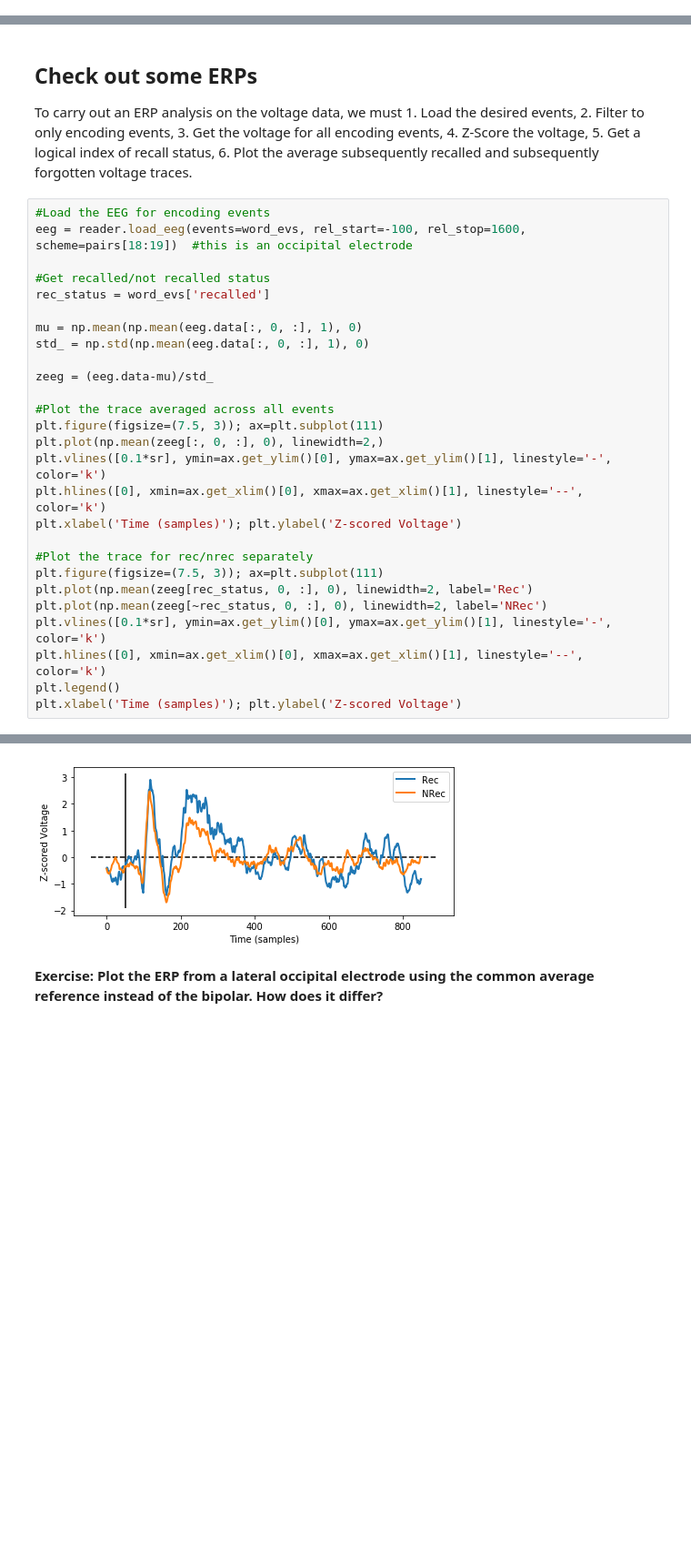
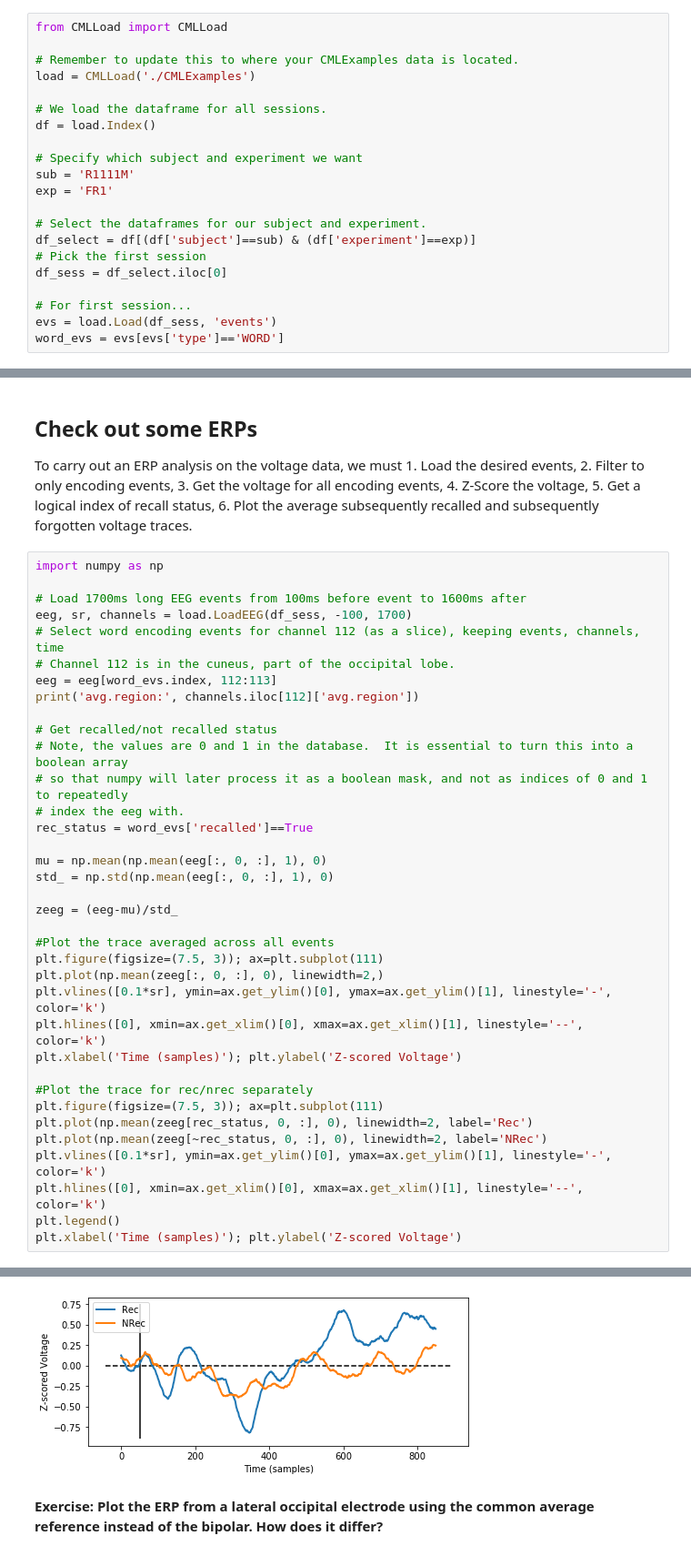
Before and after one commit to pennmem/PythonBootcamp, a Jupyter notebook: Day 3 - EEG, ERPs, MNE.ipynb, the cells around one changed output, grey strips where cells are left out. Shown at 91% size. Saved outputs shown, nothing was run; the diff lists cells and outputs as text; blank space fills up the shorter version.

Commit message:
Convert everything to use CMLExamples and CMLLoad

```diff
--- a/Day 3 - EEG, ERPs, MNE.ipynb
+++ b/Day 3 - EEG, ERPs, MNE.ipynb
@@ -54,3 +33,24 @@ pairs = reader.load('pairs')
+# %%
+from CMLLoad import CMLLoad
+
+# Remember to update this to where your CMLExamples data is located.
+load = CMLLoad('./CMLExamples')
+
+# We load the dataframe for all sessions.
+df = load.Index()
+
+# Specify which subject and experiment we want
+sub = 'R1111M'
+exp = 'FR1'
+
+# Select the dataframes for our subject and experiment.
+df_select = df[(df['subject']==sub) & (df['experiment']==exp)]
+# Pick the first session
+df_sess = df_select.iloc[0]
+
+# For first session...
+evs = load.Load(df_sess, 'events')
+word_evs = evs[evs['type']=='WORD']
 # %% [markdown]
 #### Load subject electrodes
 # %%
@@ -201,16 +298,25 @@ To carry out an ERP analysis on the voltage data, we must 1. Load the desired ev
 events, 3. Get the voltage for all encoding events, 4. Z-Score the voltage, 5. Get a logical index of recall status, 6. Plot
 the average subsequently recalled and subsequently forgotten voltage traces.
 # %%
-#Load the EEG for encoding events
-eeg = reader.load_eeg(events=word_evs, rel_start=-100, rel_stop=1600, scheme=pairs[18:19])  #this is an occipital electrode
+import numpy as np
 
-#Get recalled/not recalled status
-rec_status = word_evs['recalled']
+# Load 1700ms long EEG events from 100ms before event to 1600ms after
+eeg, sr, channels = load.LoadEEG(df_sess, -100, 1700)
+# Select word encoding events for channel 112 (as a slice), keeping events, channels, time
+# Channel 112 is in the cuneus, part of the occipital lobe.
+eeg = eeg[word_evs.index, 112:113]
+print('avg.region:', channels.iloc[112]['avg.region'])
 
-mu = np.mean(np.mean(eeg.data[:, 0, :], 1), 0)
-std_ = np.std(np.mean(eeg.data[:, 0, :], 1), 0)
+# Get recalled/not recalled status
+# Note, the values are 0 and 1 in the database.  It is essential to turn this into a boolean array
+# so that numpy will later process it as a boolean mask, and not as indices of 0 and 1 to repeatedly
+# index the eeg with.
+rec_status = word_evs['recalled']==True
 
-zeeg = (eeg.data-mu)/std_
+mu = np.mean(np.mean(eeg[:, 0, :], 1), 0)
+std_ = np.std(np.mean(eeg[:, 0, :], 1), 0)
+
+zeeg = (eeg-mu)/std_
 
 #Plot the trace averaged across all events
 plt.figure(figsize=(7.5, 3)); ax=plt.subplot(111)
@@ -235,4 +340,4 @@ Text(0,0.5,'Z-scored Voltage')
-[figure, old version]
+[figure, new version]
 # %% [markdown]
 **Exercise: Plot the ERP from a lateral occipital electrode using the common average reference instead of the bipolar. How does it differ?**
 # %% [markdown]
```
Also changed, not shown: parts of 16 cells of this notebook, 23 other files.
